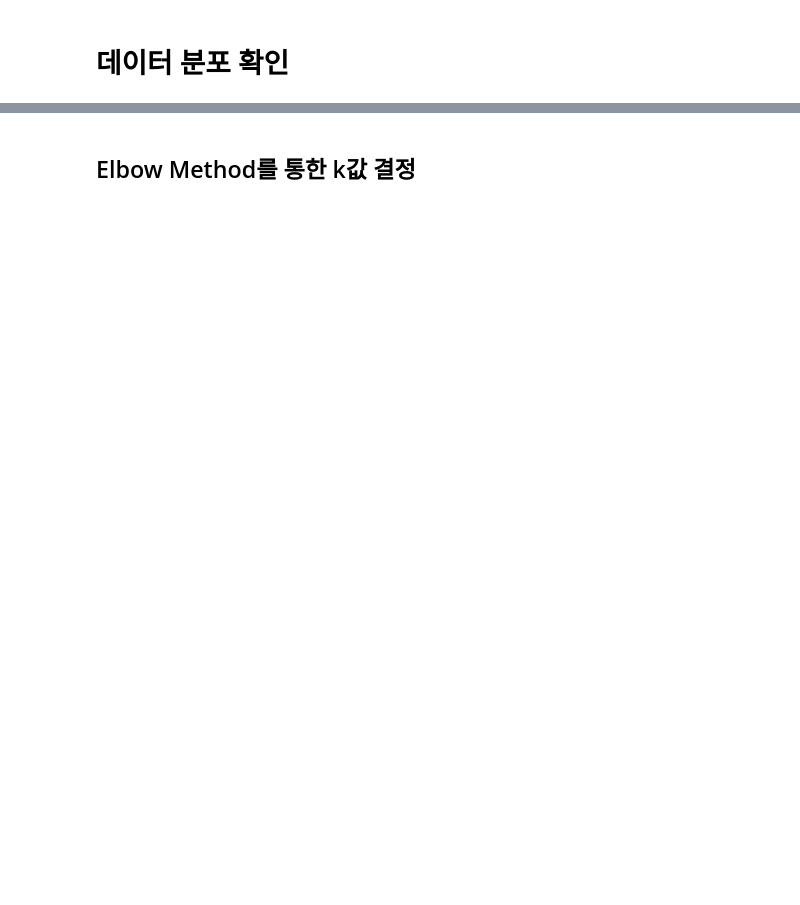
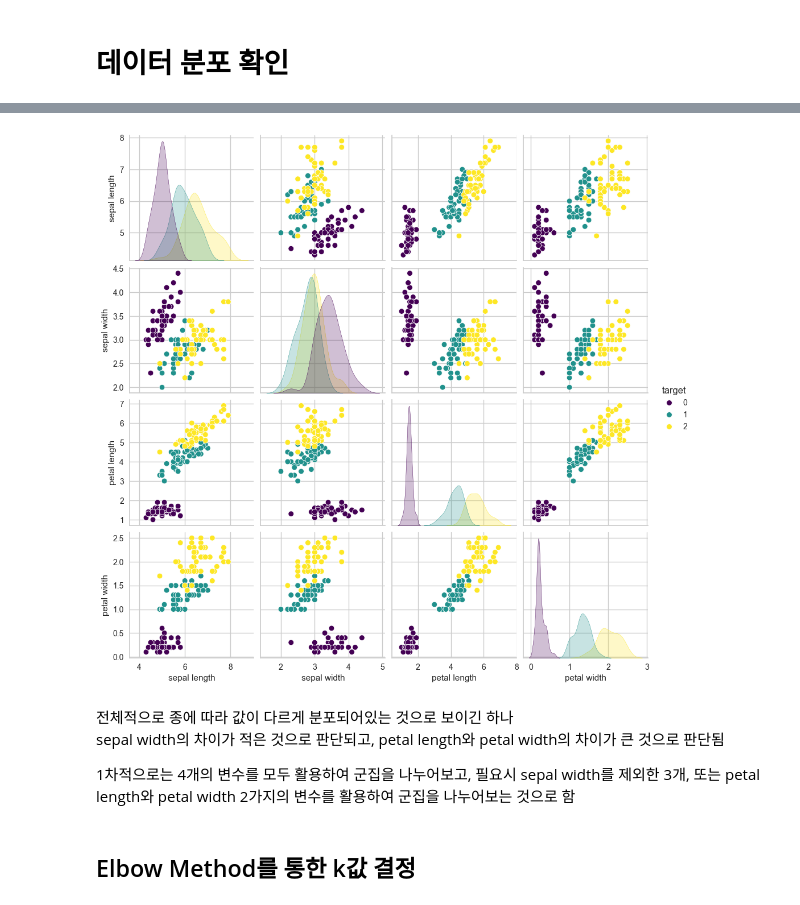
Before and after one commit to njh2663/Clustering_kmeans, a Jupyter notebook: Kmeans_iris.ipynb, the cells around one changed output, grey strips where cells are left out. Cells and saved outputs as stored; diff of their text form; code cells hidden in the pictures; blank space fills up the shorter version.

```diff
--- a/Kmeans_iris.ipynb
+++ b/Kmeans_iris.ipynb
@@ -98,2 +104,13 @@ plt.show()
+# %%
+# pairplot
+sns.pairplot(iris_df, hue='target', palette='viridis')
+plt.show()
+# %% [output]
+[figure, added]
+# %% [markdown]
+전체적으로 종에 따라 값이 다르게 분포되어있는 것으로 보이긴 하나
+sepal width의 차이가 적은 것으로 판단되고, petal length와 petal width의 차이가 큰 것으로 판단됨
+
+1차적으로는 4개의 변수를 모두 활용하여 군집을 나누어보고, 필요시 sepal width를 제외한 3개, 또는 petal length와 petal width 2가지의 변수를 활용하여 군집을 나누어보는 것으로 함
 # %%
 # 군집 분석에 필요한 컬럼 추출
```
Also changed, not shown: parts of 42 cells of this notebook, 3 other files.
